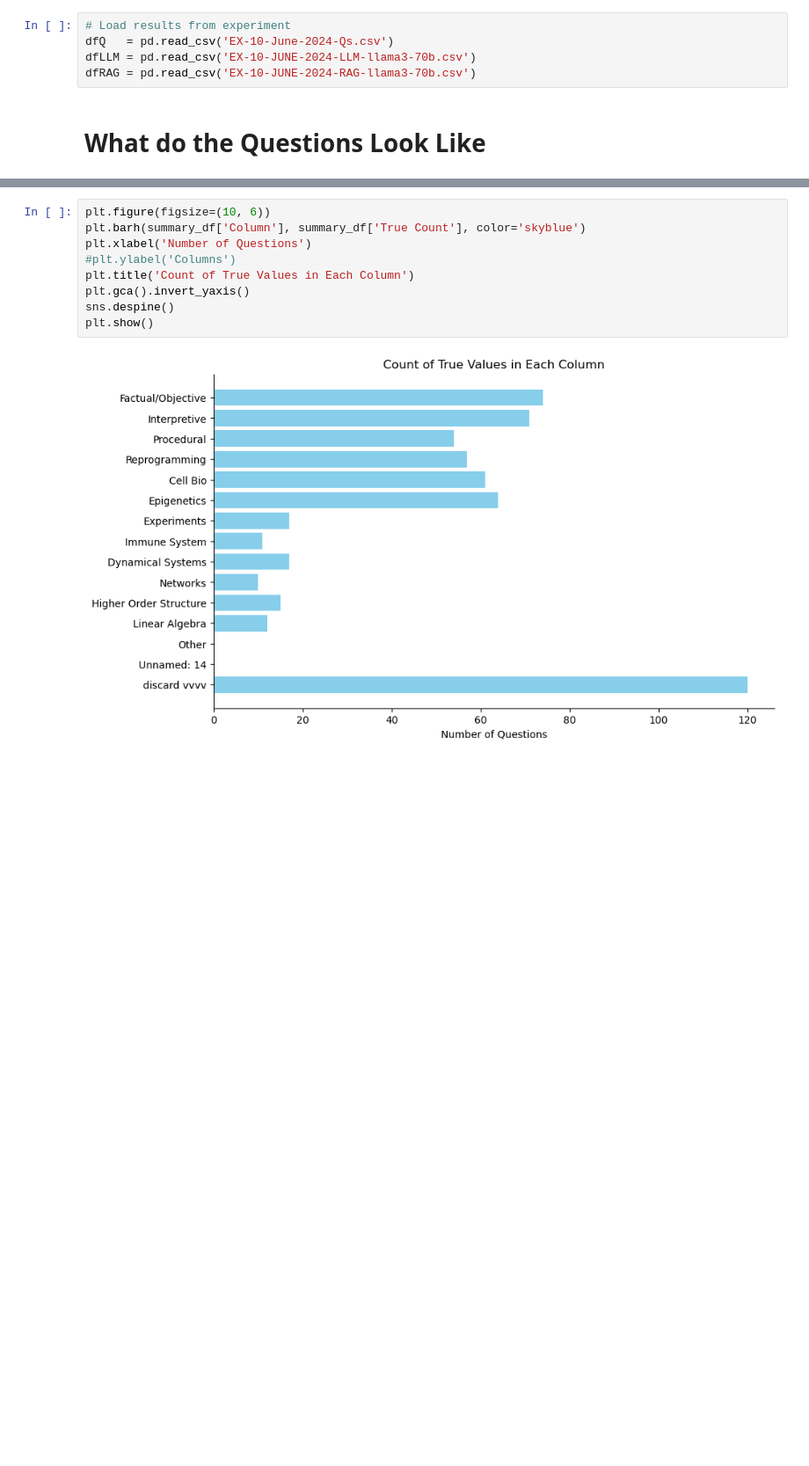
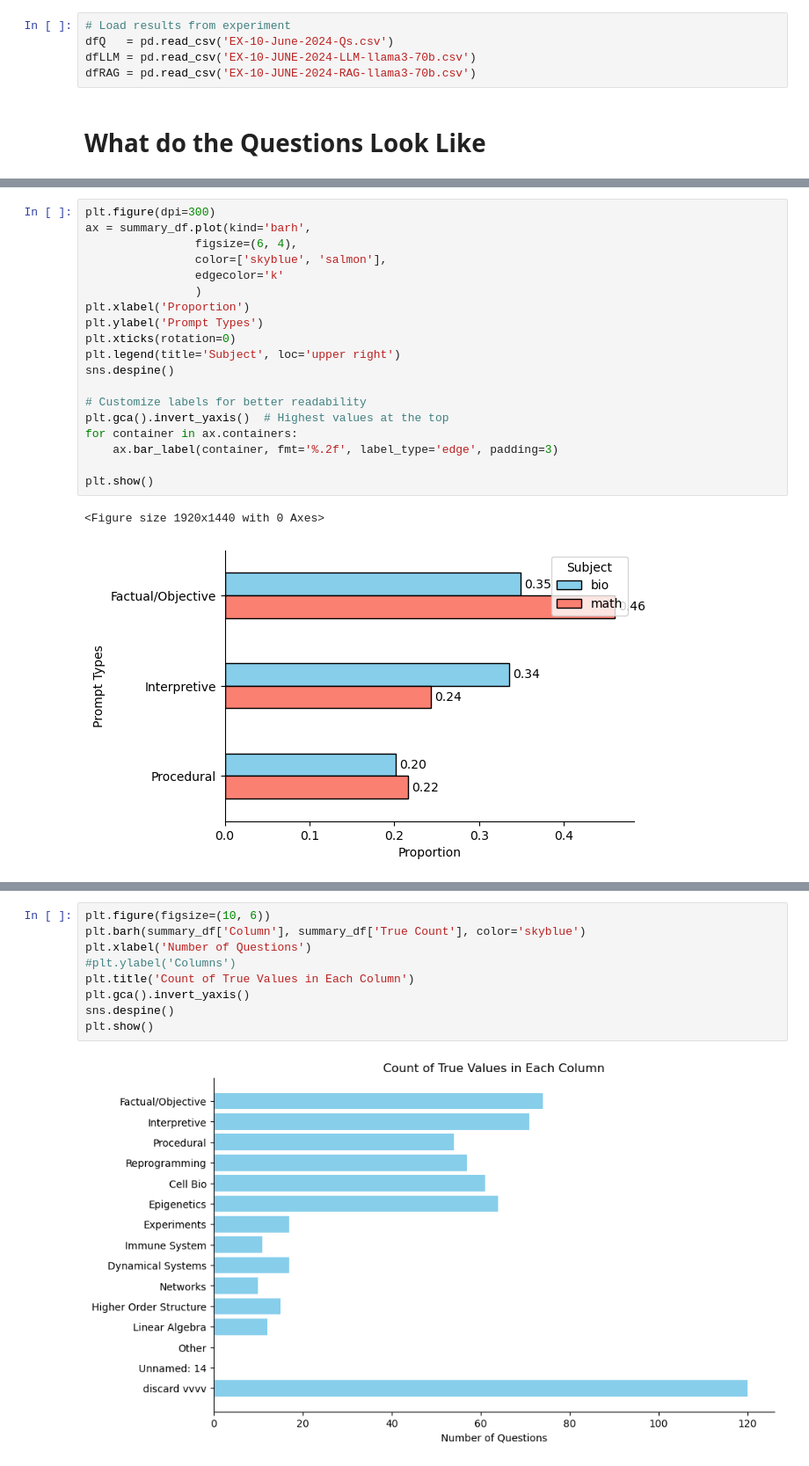
Before and after one commit to Jpickard1/BRAD, a Jupyter notebook: experimental/EX-10-June-2024-Analysis-jpic.ipynb, the cells around one changed output, grey strips where cells are left out. Shown at 88% size. Drawn from its saved outputs; the diff is of its cells as text; blank space fills up the shorter version.

```diff
--- a/experimental/EX-10-June-2024-Analysis-jpic.ipynb
+++ b/experimental/EX-10-June-2024-Analysis-jpic.ipynb
@@ -45,0 +61,22 @@ bioColumsn = ['Reprogramming', 'Cell Bio', 'Epigenetics', 'Experiments', 'Immune
+# %%
+plt.figure(dpi=300)
+ax = summary_df.plot(kind='barh',
+                figsize=(6, 4),
+                color=['skyblue', 'salmon'],
+                edgecolor='k'
+                )
+plt.xlabel('Proportion')
+plt.ylabel('Prompt Types')
+plt.xticks(rotation=0)
+plt.legend(title='Subject', loc='upper right')
+sns.despine()
+
+# Customize labels for better readability
+plt.gca().invert_yaxis()  # Highest values at the top
+for container in ax.containers:
+    ax.bar_label(container, fmt='%.2f', label_type='edge', padding=3)
+
+plt.show()
+# %% [output]
+<Figure size 1920x1440 with 0 Axes>
+[figure, added]
```
Also changed, not shown: parts of 6 cells of this notebook, 7 other files.
